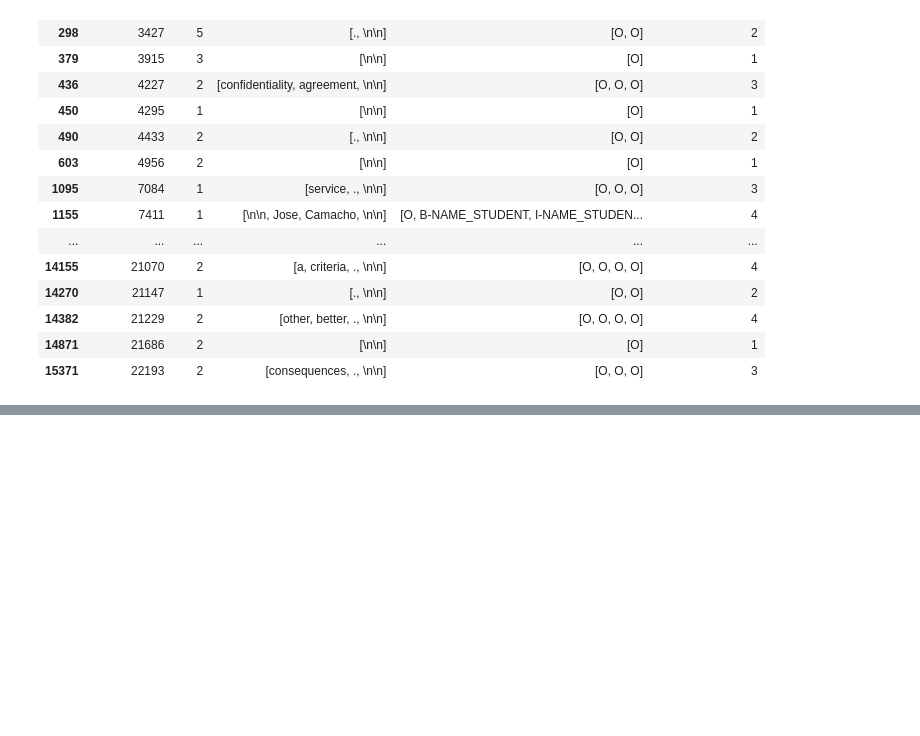
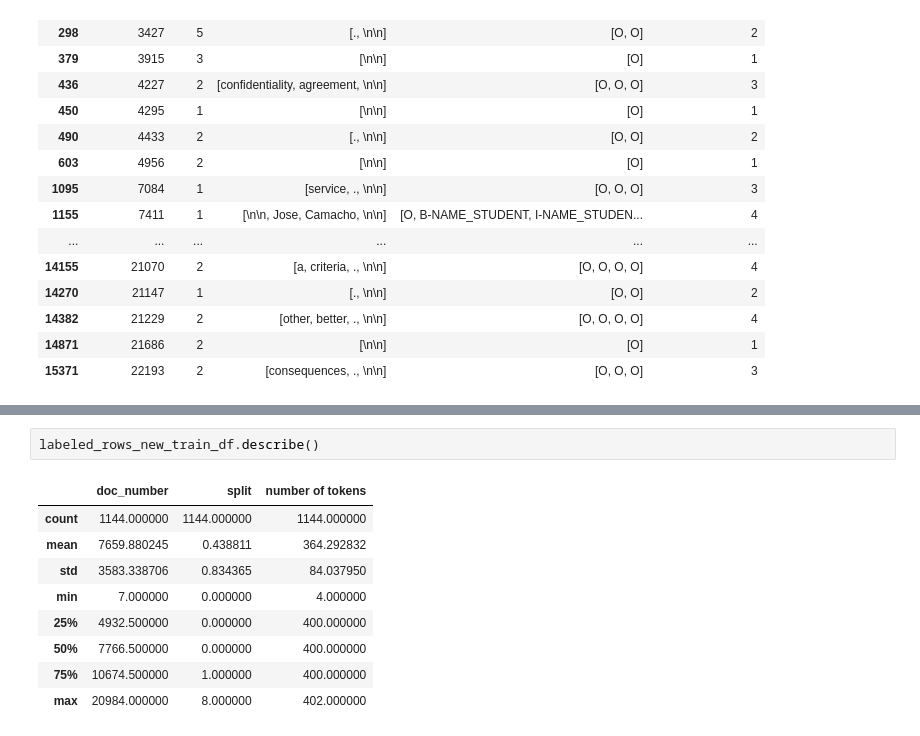
Before and after one commit to samd24/kaggle_pii_detection_removel_educational_data, a Jupyter notebook: pii_detection_document_split.ipynb, the cells around one changed output, grey strips where cells are left out. Drawn from its saved outputs; the diff is of its cells as text; blank space fills up the shorter version.

```diff
--- a/pii_detection_document_split.ipynb
+++ b/pii_detection_document_split.ipynb
@@ -223,0 +317,12 @@ new_train_df.to_csv('data/split_tokens_short/train_data_short.csv', index=False)
+# %%
+labeled_rows_new_train_df.describe()
+# %% [output]
+|  | doc_number | split | number of tokens |
+| count | 1144.000000 | 1144.000000 | 1144.000000 |
+| mean | 7659.880245 | 0.438811 | 364.292832 |
+| std | 3583.338706 | 0.834365 | 84.037950 |
+| min | 7.000000 | 0.000000 | 4.000000 |
+| 25% | 4932.500000 | 0.000000 | 400.000000 |
+| 50% | 7766.500000 | 0.000000 | 400.000000 |
+| 75% | 10674.500000 | 1.000000 | 400.000000 |
+| max | 20984.000000 | 8.000000 | 402.000000 |
```
Also changed, not shown: parts of 12 cells of this notebook, 3 other files.
